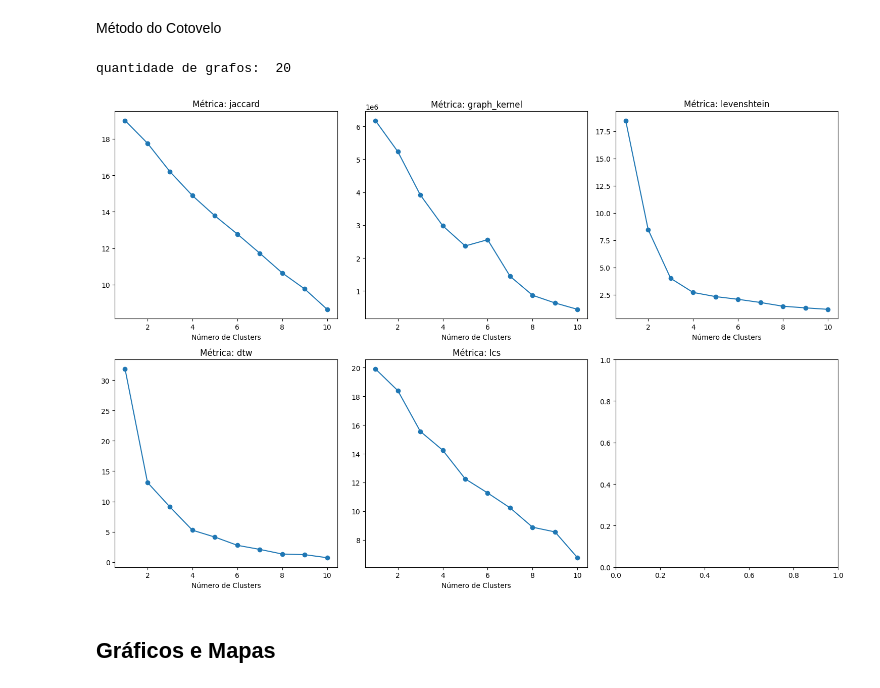
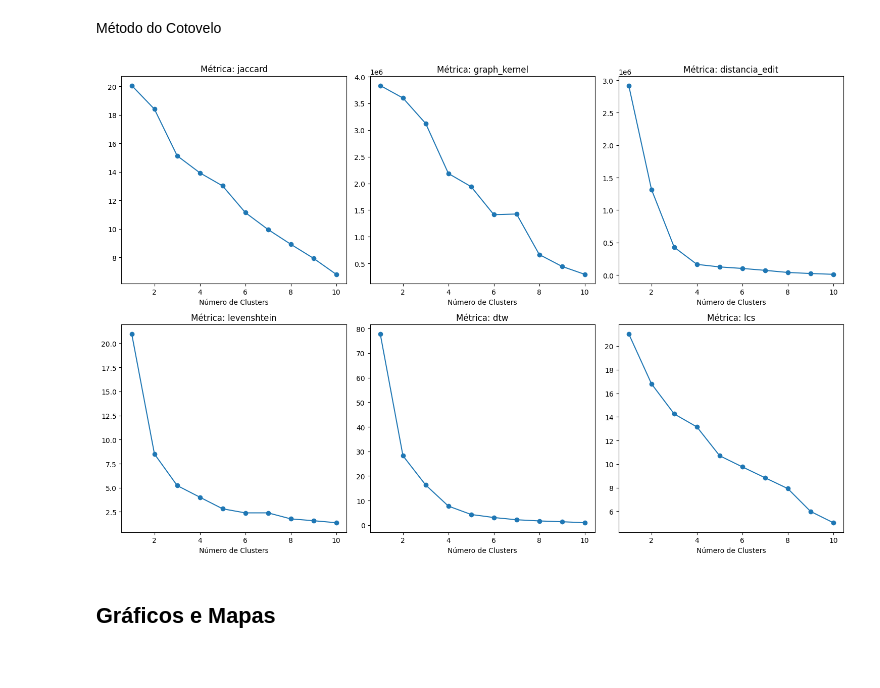
Before and after one commit to jorgenery/grafo-clusters, a Jupyter notebook: notebooks/kmeans.ipynb, the cells around one changed output. Saved outputs shown, nothing was run; the diff lists cells and outputs as text; code cells hidden in the pictures.

```diff
--- a/notebooks/kmeans.ipynb
+++ b/notebooks/kmeans.ipynb
@@ -142,7 +139,7 @@ def detectar_sentido(row, row_anterior, ponto_a, ponto_b):
 # %% [markdown]
 OBS: no momento estou usando 10 rotas
 # %%
-dataset_path = 'D:\\caioh\\Documents\\Programação\\IC\\bracis\\datasets'
+dataset_path = '..\datasets'
 routes = ['0001', '0002', '0003', '0004', '0005', '0006', '0007', '0008',
         '0026', '0027', '0116', '0117', '0120', '012001',
        '0125', '0136', '013601', '0137', '013701', '0138']
@@ -512,13 +507,12 @@ def elbow_method(lista_grafos, ncols=3, max_clusters=10, similarity_metrics=None
     plt.show()
 # %%
 metrics = ['jaccard', 'graph_kernel', 'subgraph_matching', 'distancia_edit', 'similarity', 'dtw', 'lcs', 'levenshtein'] # todas as metricas até o momento
-teste = ['jaccard', 'graph_kernel', 'levenshtein', 'dtw', 'lcs']
+teste = ['jaccard', 'graph_kernel', 'distancia_edit' , 'levenshtein', 'dtw', 'lcs']
 
-graphs = build_graphs(df_gtfs)
+graphs = build_graphs(df_stun)
 elbow_method(graphs, similarity_metrics=teste)
 # %% [output]
-quantidade de grafos:  20
-[figure, old version]
+[figure, new version]
 # %% [markdown]
 ## Gráficos e Mapas
 # %% [markdown]
```
Also changed, not shown: parts of 8 cells of this notebook.
